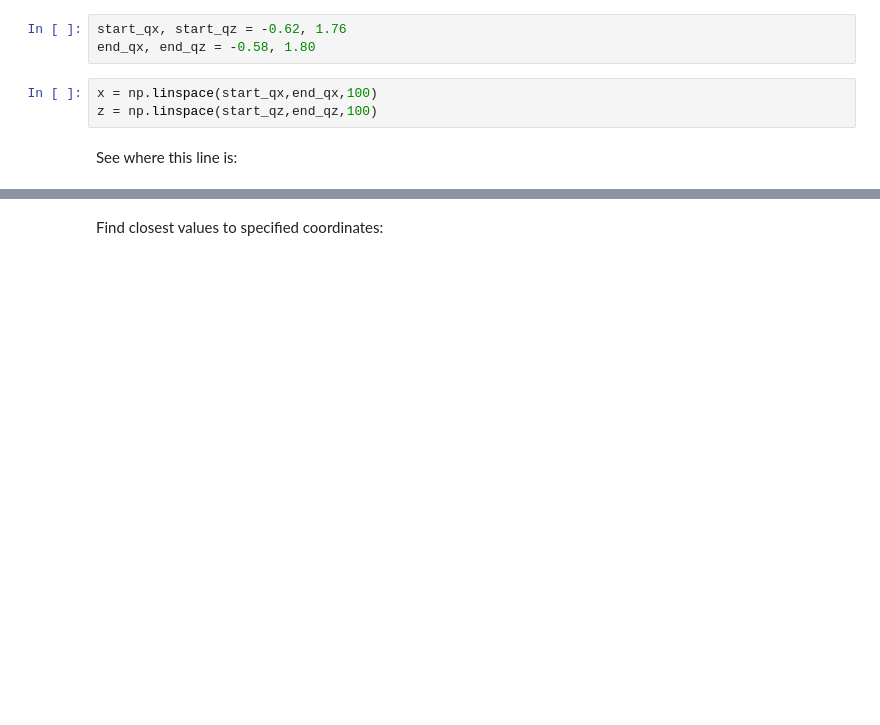
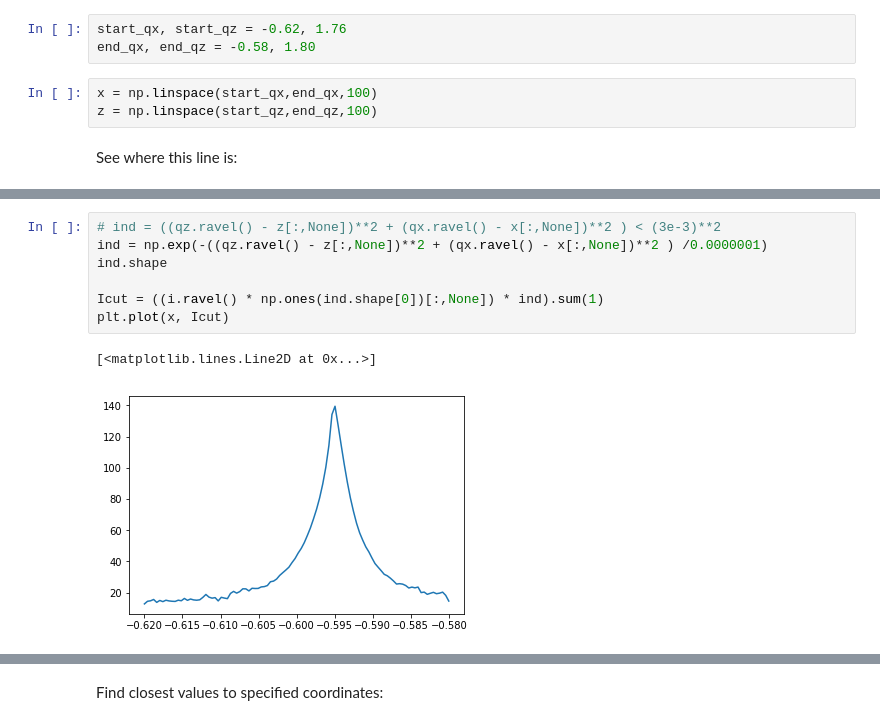
Before and after one commit to ezatterin/edoxrd, a Jupyter notebook: examples/devel_cuts.ipynb, the cells around one changed output, grey strips where cells are left out. Drawn from its saved outputs; the diff is of its cells as text; blank space fills up the shorter version.

```diff
--- a/examples/devel_cuts.ipynb
+++ b/examples/devel_cuts.ipynb
@@ -85,0 +106,10 @@ plt.plot(x,z,c='yellow')
+# %%
+# ind = ((qz.ravel() - z[:,None])**2 + (qx.ravel() - x[:,None])**2 ) < (3e-3)**2
+ind = np.exp(-((qz.ravel() - z[:,None])**2 + (qx.ravel() - x[:,None])**2 ) /0.0000001)
+ind.shape
+
+Icut = ((i.ravel() * np.ones(ind.shape[0])[:,None]) * ind).sum(1)
+plt.plot(x, Icut)
+# %% [output]
+[<matplotlib.lines.Line2D at 0x...>]
+[figure, added]
```
Also changed, not shown: parts of 11 cells of this notebook, 1 other file.
